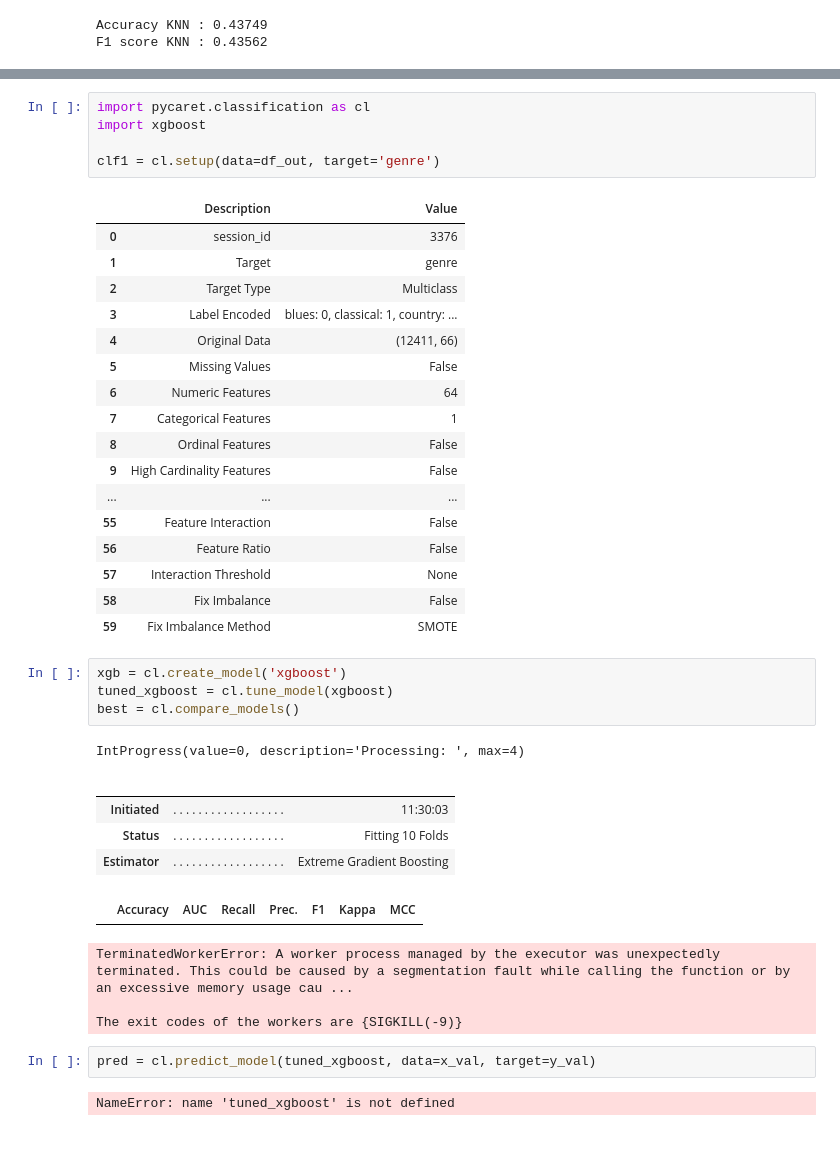
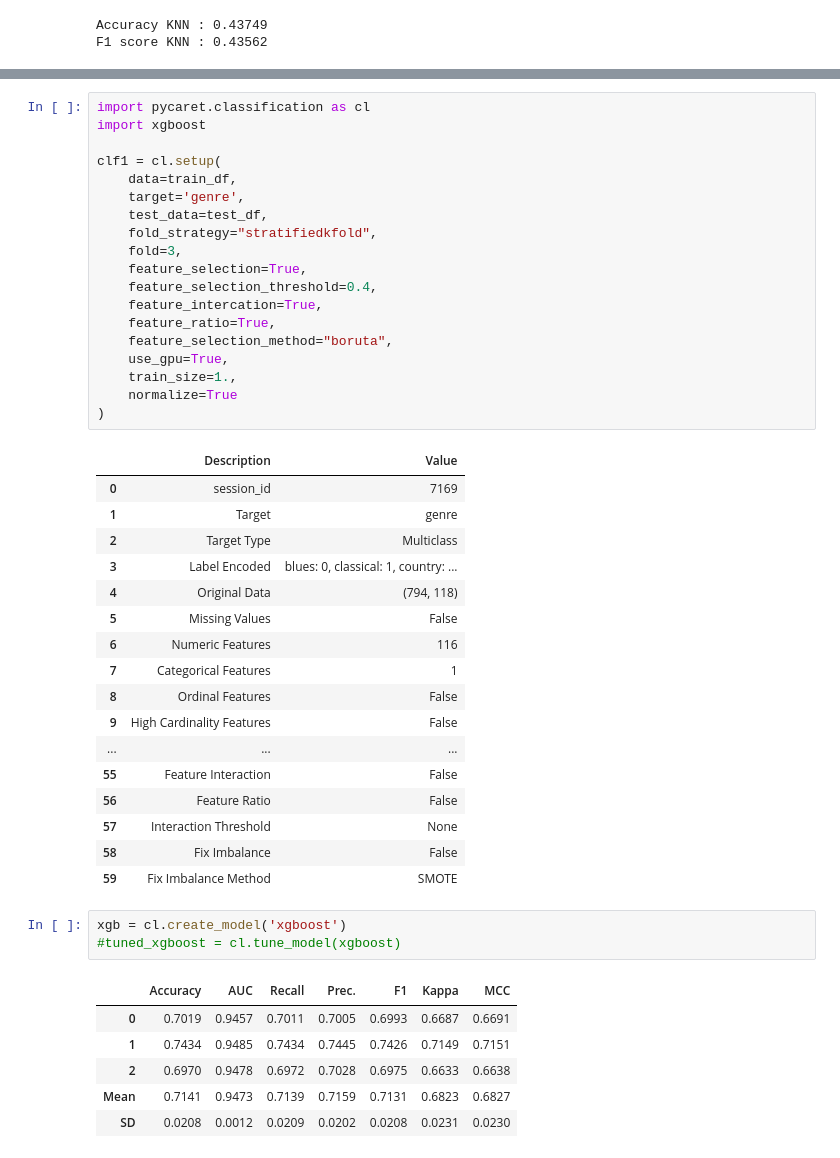
Before and after one commit to SprinTech/sound-recognizer, a Jupyter notebook: ml/notebooks/key_features/4.0 model_exploration.ipynb, the cells around one changed output, grey strips where cells are left out. Cells and saved outputs as stored; diff of their text form.

```diff
--- a/ml/notebooks/key_features/4.0 model_exploration.ipynb
+++ b/ml/notebooks/key_features/4.0 model_exploration.ipynb
@@ -300,16 +278,30 @@ F1 score KNN : 0.43562
 import pycaret.classification as cl
 import xgboost
 
-clf1 = cl.setup(data=df_out, target='genre')
+clf1 = cl.setup(
+    data=train_df,
+    target='genre',
+    test_data=test_df,
+    fold_strategy="stratifiedkfold",
+    fold=3,
+    feature_selection=True,
+    feature_selection_threshold=0.4,
+    feature_intercation=True,
+    feature_ratio=True,
+    feature_selection_method="boruta",
+    use_gpu=True,
+    train_size=1.,
+    normalize=True
+)
 # %% [output]
 |  | Description | Value |
-| 0 | session_id | 3376 |
+| 0 | session_id | 7169 |
 | 1 | Target | genre |
 | 2 | Target Type | Multiclass |
 | 3 | Label Encoded | blues: 0, classical: 1, country: ... |
-| 4 | Original Data | (12411, 66) |
+| 4 | Original Data | (794, 118) |
 | 5 | Missing Values | False |
-| 6 | Numeric Features | 64 |
+| 6 | Numeric Features | 116 |
 | 7 | Categorical Features | 1 |
 | 8 | Ordinal Features | False |
 | 9 | High Cardinality Features | False |
@@ -321,20 +313,11 @@ clf1 = cl.setup(data=df_out, target='genre')
 | 59 | Fix Imbalance Method | SMOTE |
 # %%
 xgb = cl.create_model('xgboost')
-tuned_xgboost = cl.tune_model(xgboost)
-best = cl.compare_models()
+#tuned_xgboost = cl.tune_model(xgboost)
 # %% [output]
-IntProgress(value=0, description='Processing: ', max=4)
-|  |  |  |
-|  |  |  |
-| Initiated | . . . . . . . . . . . . . . . . . . | 11:30:03 |
-| Status | . . . . . . . . . . . . . . . . . . | Fitting 10 Folds |
-| Estimator | . . . . . . . . . . . . . . . . . . | Extreme Gradient Boosting |
+|  | Accuracy | AUC | Recall | Prec. | F1 | Kappa | MCC |
+| 0 | 0.7019 | 0.9457 | 0.7011 | 0.7005 | 0.6993 | 0.6687 | 0.6691 |
+| 1 | 0.7434 | 0.9485 | 0.7434 | 0.7445 | 0.7426 | 0.7149 | 0.7151 |
+| 2 | 0.6970 | 0.9478 | 0.6972 | 0.7028 | 0.6975 | 0.6633 | 0.6638 |
+| Mean | 0.7141 | 0.9473 | 0.7139 | 0.7159 | 0.7131 | 0.6823 | 0.6827 |
+| SD | 0.0208 | 0.0012 | 0.0209 | 0.0202 | 0.0208 | 0.0231 | 0.0230 |
-|  | Accuracy | AUC | Recall | Prec. | F1 | Kappa | MCC |
-TerminatedWorkerError: A worker process managed by the executor was unexpectedly terminated. This could be caused by a segmentation fault while calling the function or by an excessive memory usage cau ...
-
-The exit codes of the workers are {SIGKILL(-9)}
-# %%
-pred = cl.predict_model(tuned_xgboost, data=x_val, target=y_val)
-# %% [output]
-NameError: name 'tuned_xgboost' is not defined
```
Also changed, not shown: parts of 9 cells of this notebook, 6 other files.
